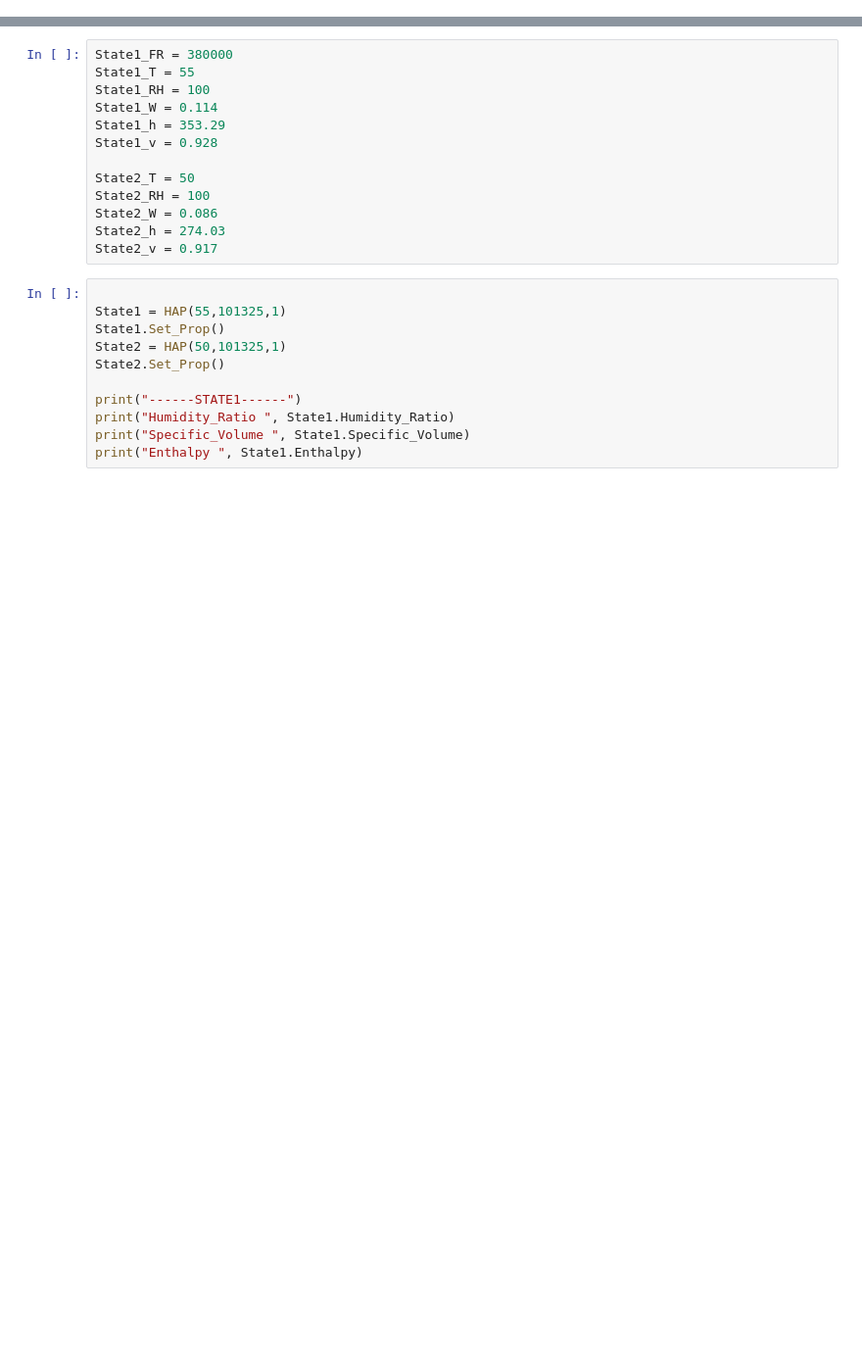
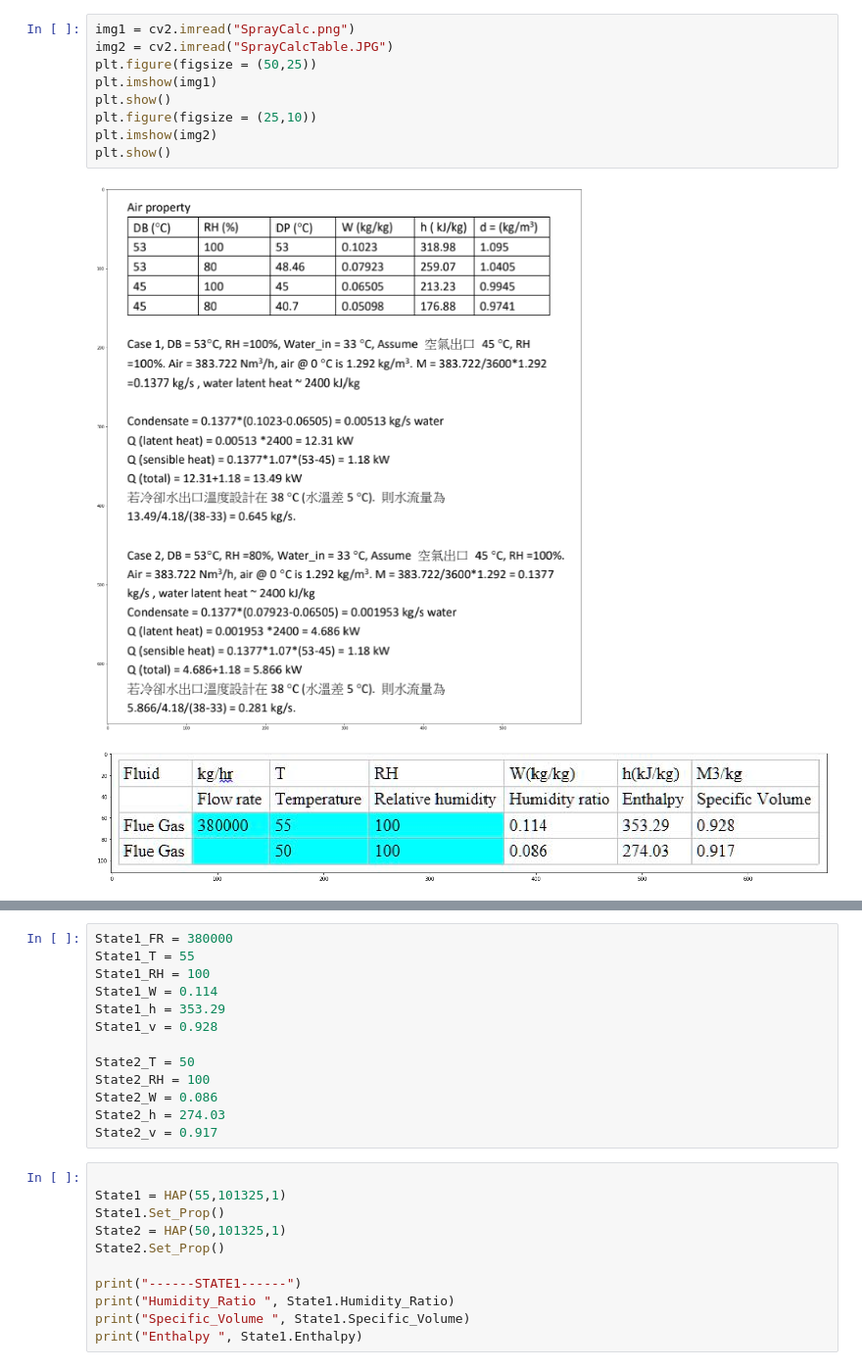
Before and after one commit to BingHungLee/Heat_Transfer, a Jupyter notebook: [HX_Design]_Spray_Condense.ipynb, the cells around one changed output, grey strips where cells are left out. Shown at 98% size. Cells and saved outputs as stored; diff of their text form; blank space fills up the shorter version.

```diff
--- a/[HX_Design]_Spray_Condense.ipynb
+++ b/[HX_Design]_Spray_Condense.ipynb
@@ -7,3 +11,15 @@
+# %%
+img1 = cv2.imread("SprayCalc.png")
+img2 = cv2.imread("SprayCalcTable.JPG")
+plt.figure(figsize = (50,25))
+plt.imshow(img1)
+plt.show()
+plt.figure(figsize = (25,10))
+plt.imshow(img2)
+plt.show()
+# %% [output]
+[figure, added]
+[figure, added]
 # %%
 !pip install CoolProp
 from CoolProp.HumidAirProp import HAPropsSI
```
Also changed, not shown: parts of 4 cells of this notebook.
